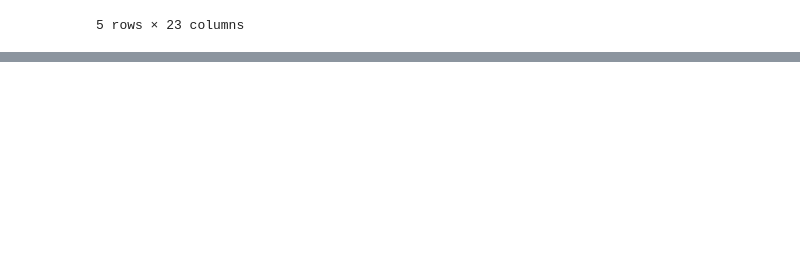
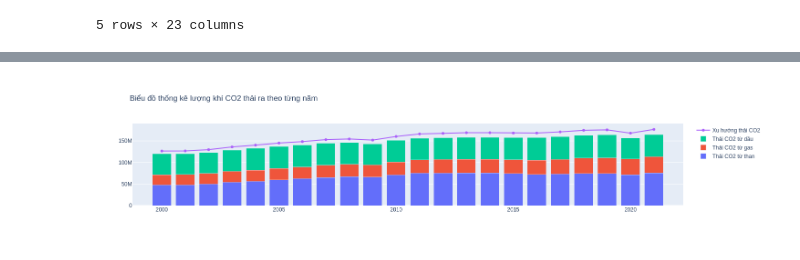
Before and after one commit to phuc-gn/Data-Visualisation-course-HCMUS, a Jupyter notebook: Lab_1/source_codes/notebook.ipynb, the cells around one changed output, grey strips where cells are left out. Saved outputs shown, nothing was run; the diff lists cells and outputs as text; code cells hidden in the pictures; blank space fills up the shorter version.

```diff
--- a/Lab_1/source_codes/notebook.ipynb
+++ b/Lab_1/source_codes/notebook.ipynb
@@ -336,0 +341,10 @@ raw_df.head(5)
+# %%
+# Lấy giá trị trung bình lượng khí CO2 và các tác nhân thải khí CO2 theo từng năm
+co2_by_year = raw_df.groupby('year').agg(
+    avg_co2_emissions_from_coal=('co2_emissions_from_coal', 'mean'),
+    avg_co2_emissions_from_gas=('co2_emissions_from_gas', 'mean'),
+    avg_co2_emissions_from_oil=('co2_emissions_from_oil', 'mean'),
+    avg_co2_emissions=('co2_emissions', 'mean')
+).reset_index()
+
+co2_by_year
@@ -336,0 +369,21 @@ raw_df.head(5)
+# %%
+# Lấy các cột số
+value_cols = {'avg_co2_emissions_from_coal': 'Thải CO2 từ than', 'avg_co2_emissions_from_gas': 'Thải CO2 từ gas', 'avg_co2_emissions_from_oil': 'Thải CO2 từ dầu'}
+
+# Tạo stacked bar chart layout
+layout = go.Layout(title='Biểu đồ thống kê lượng khí CO2 thải ra theo từng năm', barmode='stack')
+
+# Tạo danh sách lưu các trace
+traces = []
+for key, value in value_cols.items():
+    trace = go.Bar(x=co2_by_year['year'], y=co2_by_year[key], name=value)
+    traces.append(trace)
+
+# Vẽ bar chart
+fig = go.Figure(data=traces, layout=layout)
+
+# Thêm line trace
+fig.add_trace(go.Scatter(x=co2_by_year['year'], y=co2_by_year['avg_co2_emissions'], mode='lines+markers', name='Xu hướng thải CO2'))
+fig.show()
+# %% [output]
+[figure, added]
```
Also changed, not shown: parts of 9 cells of this notebook.
